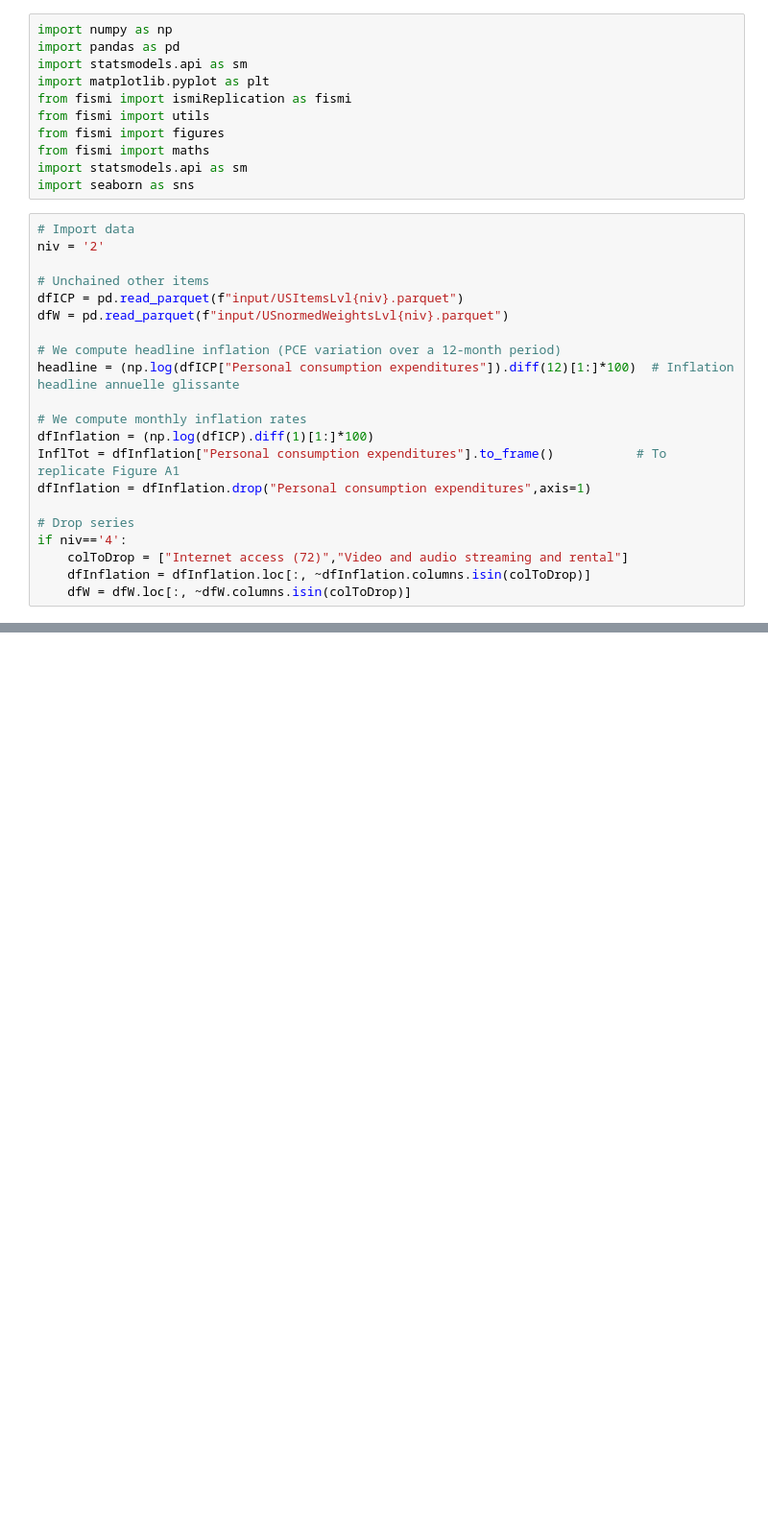
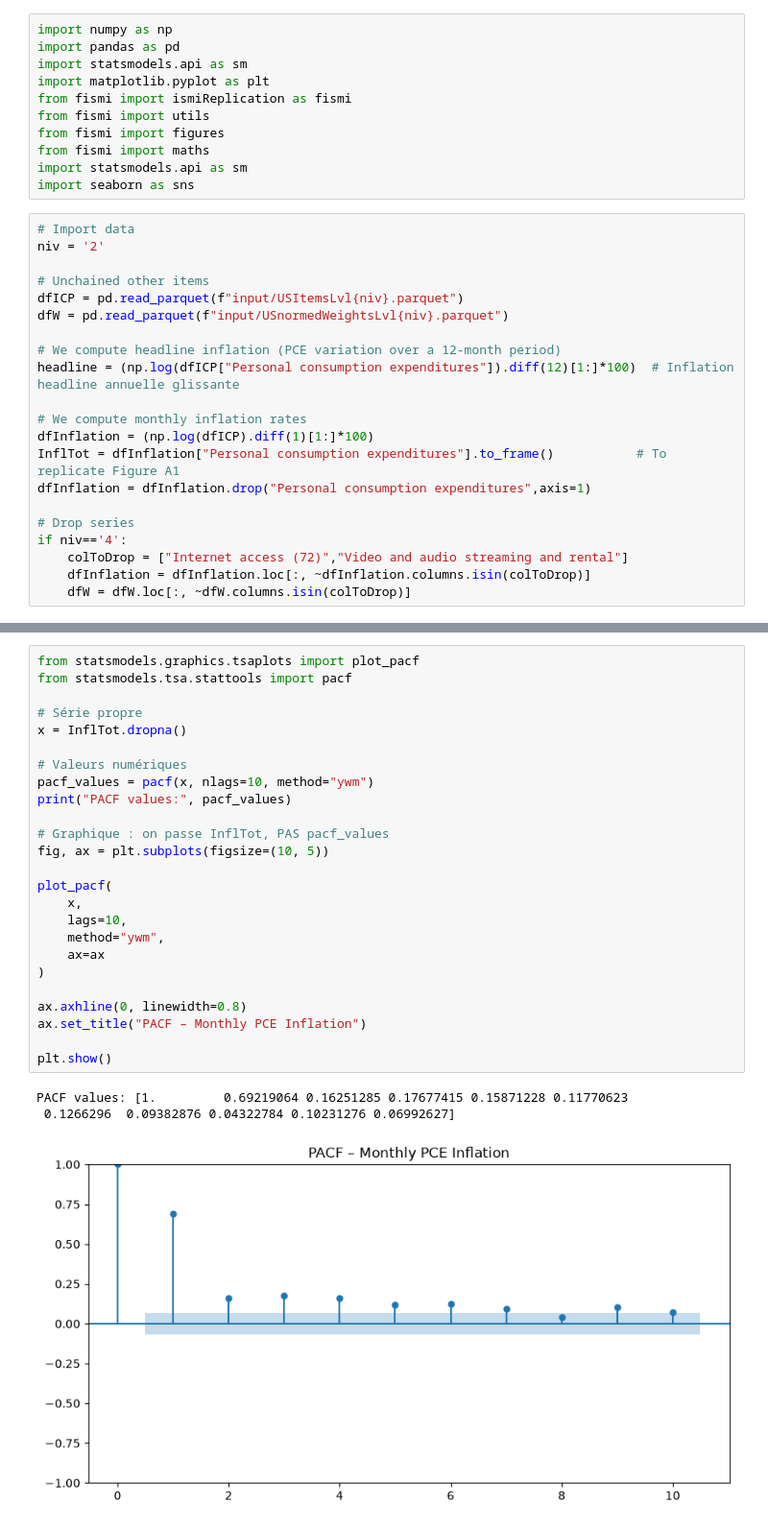
Before and after one commit to Lea-Gosselin/ismi-index, a Jupyter notebook: StateSpaceUS.ipynb, the cells around one changed output, grey strips where cells are left out. Shown at 96% size. Saved outputs shown, nothing was run; the diff lists cells and outputs as text; blank space fills up the shorter version.

```diff
--- a/StateSpaceUS.ipynb
+++ b/StateSpaceUS.ipynb
@@ -33,2 +50,31 @@ if niv=='4':
+# %%
+from statsmodels.graphics.tsaplots import plot_pacf
+from statsmodels.tsa.stattools import pacf
+
+# Série propre
+x = InflTot.dropna()
+
+# Valeurs numériques
+pacf_values = pacf(x, nlags=10, method="ywm")
+print("PACF values:", pacf_values)
+
+# Graphique : on passe InflTot, PAS pacf_values
+fig, ax = plt.subplots(figsize=(10, 5))
+
+plot_pacf(
+    x,
+    lags=10,
+    method="ywm",
+    ax=ax
+)
+
+ax.axhline(0, linewidth=0.8)
+ax.set_title("PACF – Monthly PCE Inflation")
+
+plt.show()
+# %% [output]
+PACF values: [1.         0.69219064 0.16251285 0.17677415 0.15871228 0.11770623
+ 0.1266296  0.09382876 0.04322784 0.10231276 0.06992627]
+[figure, added]
 # %%
 # Initial parameters
```
Also changed, not shown: parts of 9 cells of this notebook, 1 other file.
